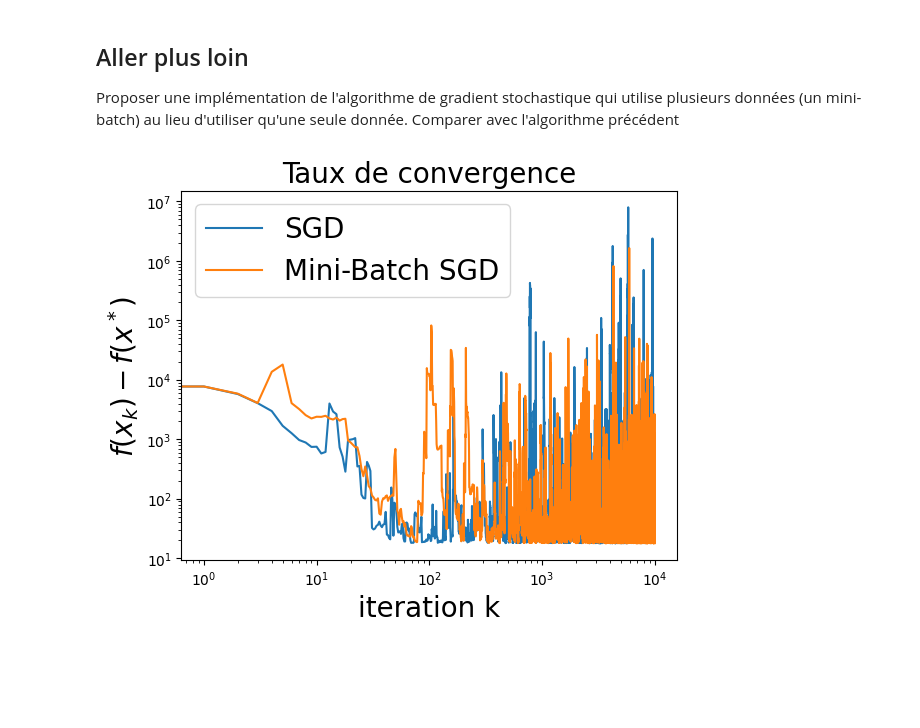
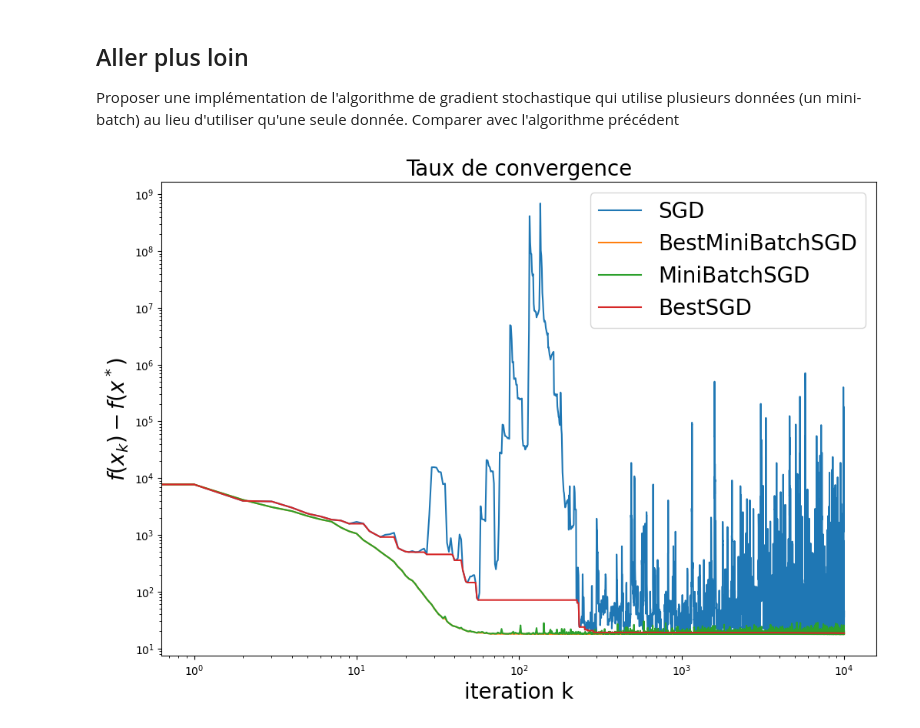
Before and after one commit to Majdi-si/SITA23, a Jupyter notebook: SITA23/Maths/Optim non lineaire/Sujet/tp1Sujet.ipynb, the cells around one changed output. Cells and saved outputs as stored; diff of their text form; code cells hidden in the pictures; blank space fills up the shorter version.

```diff
--- a/SITA23/Maths/Optim non lineaire/Sujet/tp1Sujet.ipynb
+++ b/SITA23/Maths/Optim non lineaire/Sujet/tp1Sujet.ipynb
@@ -252,7 +254,7 @@ gamma = 0.0001
 x0 = np.zeros(A.shape[1])
 pas = 0.1
 nIterMax = 10000
-batch_size = 1
+batch_size = 20
 
 # Run single data point SGD
 Xs_sgd, Fs_sgd, BestFs_sgd = algoSGD(A, b, gamma, x0, pas, nIterMax)
@@ -260,15 +262,19 @@ Xs_sgd, Fs_sgd, BestFs_sgd = algoSGD(A, b, gamma, x0, pas, nIterMax)
 # Run mini-batch SGD
 Xs_mini_batch, Fs_mini_batch, BestFs_mini_batch = algoMiniBatchSGD(A, b, gamma, x0, pas, nIterMax, batch_size)
 # %%
-# Plotting the results
+# Plotting the results with an enlarged window
 x_star = np.linalg.solve(A.T@A/A.shape[0]+ gamma*np.eye(A.shape[1]), A.T@b/A.shape[0])
-best_obj= obj_fun(A,b,gamma,x_star)
+best_obj = obj_fun(A, b, gamma, x_star)
+
+plt.figure(figsize=(12, 8))  # Adjust the figure size as needed
 plt.title('Taux de convergence', fontsize=20)
 plt.loglog(Fs_sgd, label='SGD')
-plt.loglog(Fs_mini_batch, label='Mini-Batch SGD')
+plt.loglog(BestFs_mini_batch, label='BestMiniBatchSGD')
+plt.loglog(Fs_mini_batch, label='MiniBatchSGD')
+plt.loglog(BestFs_sgd, label='BestSGD')
 plt.xlabel('iteration k', fontsize=20)
 plt.ylabel(r'$f(x_k) - f(x^*)$', fontsize=20)
 plt.legend(fontsize=20)
 plt.show()
 # %% [output]
-[figure, old version]
+[figure, new version]
```
Also changed, not shown: parts of 1 cell of this notebook.
